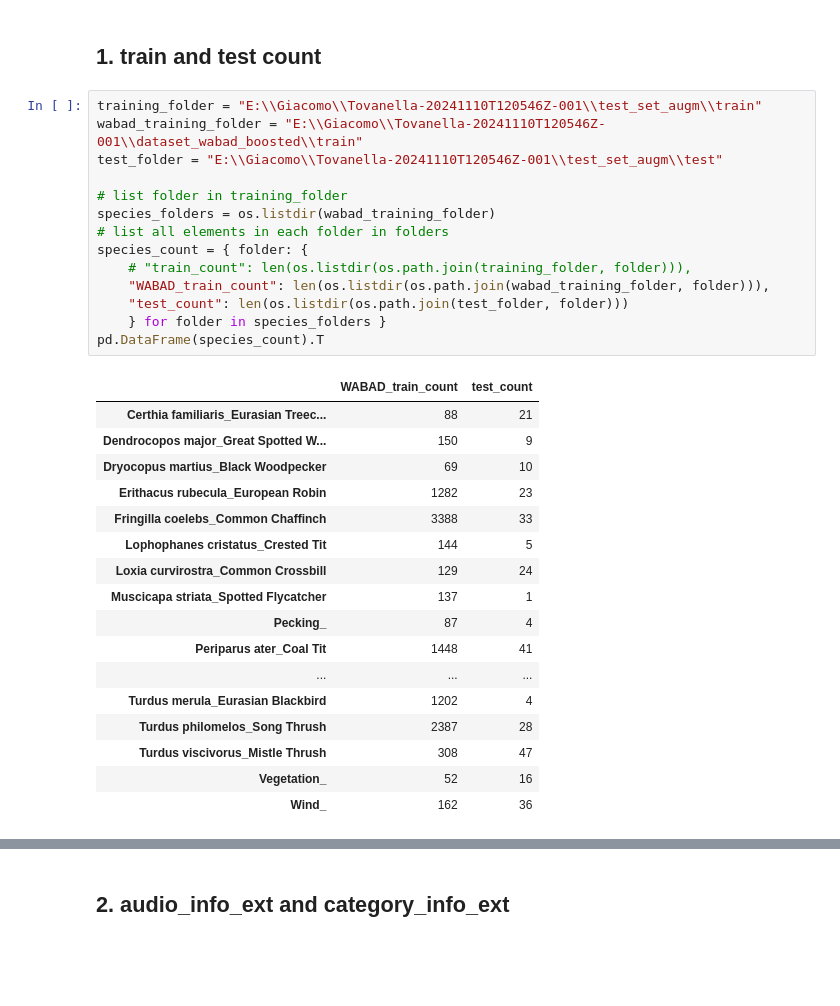
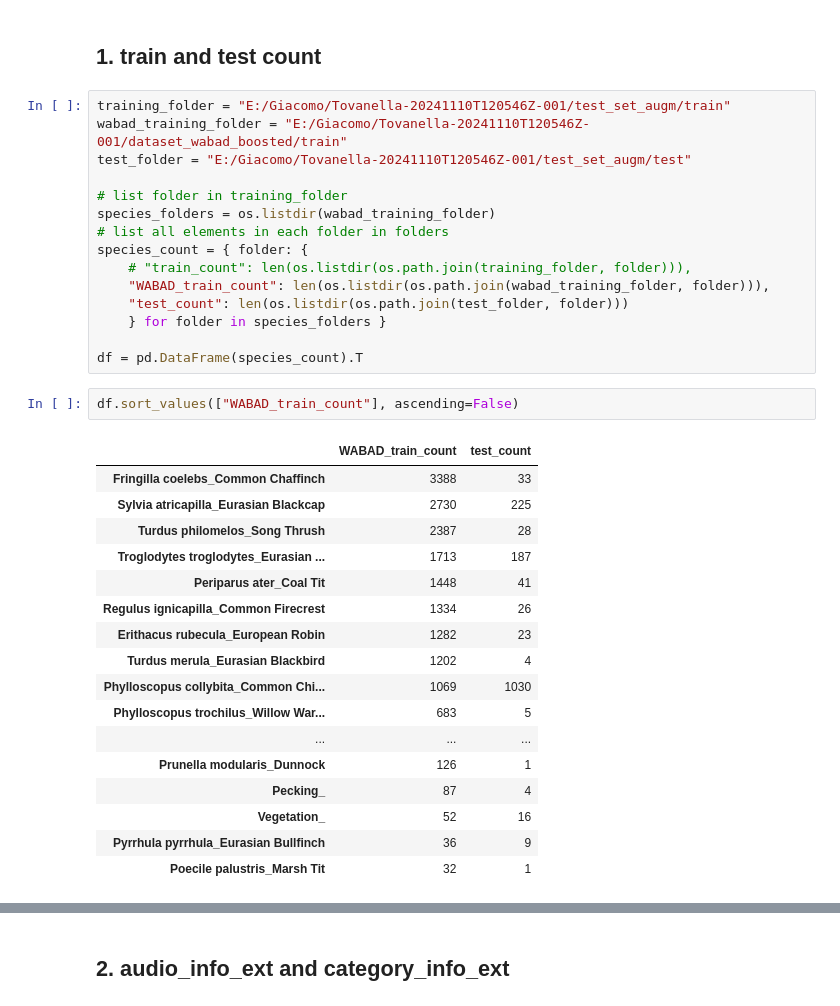
Before and after one commit to giacomoschiavo/finetuning-BirdNET, a Jupyter notebook: WABAD_analysis.ipynb, the cells around one changed output, grey strips where cells are left out. Drawn from its saved outputs; the diff is of its cells as text; blank space fills up the shorter version.

```diff
--- a/WABAD_analysis.ipynb
+++ b/WABAD_analysis.ipynb
@@ -96,9 +96,9 @@ dtype: int64
 # %% [markdown]
 ## 1. train and test count
 # %%
-training_folder = "E:\\Giacomo\\Tovanella-20241110T120546Z-001\\test_set_augm\\train"
-wabad_training_folder = "E:\\Giacomo\\Tovanella-20241110T120546Z-001\\dataset_wabad_boosted\\train"
-test_folder = "E:\\Giacomo\\Tovanella-20241110T120546Z-001\\test_set_augm\\test"
+training_folder = "E:/Giacomo/Tovanella-20241110T120546Z-001/test_set_augm/train"
+wabad_training_folder = "E:/Giacomo/Tovanella-20241110T120546Z-001/dataset_wabad_boosted/train"
+test_folder = "E:/Giacomo/Tovanella-20241110T120546Z-001/test_set_augm/test"
 
 # list folder in training_folder
 species_folders = os.listdir(wabad_training_folder)
@@ -108,22 +108,25 @@ species_count = { folder: {
     "WABAD_train_count": len(os.listdir(os.path.join(wabad_training_folder, folder))),
     "test_count": len(os.listdir(os.path.join(test_folder, folder)))
     } for folder in species_folders }
-pd.DataFrame(species_count).T
+
+df = pd.DataFrame(species_count).T
-# %% [output]
-|  | WABAD_train_count | test_count |
-| Certhia familiaris_Eurasian Treec... | 88 | 21 |
-| Dendrocopos major_Great Spotted W... | 150 | 9 |
-| Dryocopus martius_Black Woodpecker | 69 | 10 |
-| Erithacus rubecula_European Robin | 1282 | 23 |
-| Fringilla coelebs_Common Chaffinch | 3388 | 33 |
-| Lophophanes cristatus_Crested Tit | 144 | 5 |
-| Loxia curvirostra_Common Crossbill | 129 | 24 |
-| Muscicapa striata_Spotted Flycatcher | 137 | 1 |
-| Pecking_ | 87 | 4 |
-| Periparus ater_Coal Tit | 1448 | 41 |
-| ... | ... | ... |
-| Turdus merula_Eurasian Blackbird | 1202 | 4 |
-| Turdus philomelos_Song Thrush | 2387 | 28 |
-| Turdus viscivorus_Mistle Thrush | 308 | 47 |
-| Vegetation_ | 52 | 16 |
-| Wind_ | 162 | 36 |
+# %%
+df.sort_values(["WABAD_train_count"], ascending=False)
+# %% [output]
+|  | WABAD_train_count | test_count |
+| Fringilla coelebs_Common Chaffinch | 3388 | 33 |
+| Sylvia atricapilla_Eurasian Blackcap | 2730 | 225 |
+| Turdus philomelos_Song Thrush | 2387 | 28 |
+| Troglodytes troglodytes_Eurasian ... | 1713 | 187 |
+| Periparus ater_Coal Tit | 1448 | 41 |
+| Regulus ignicapilla_Common Firecrest | 1334 | 26 |
+| Erithacus rubecula_European Robin | 1282 | 23 |
+| Turdus merula_Eurasian Blackbird | 1202 | 4 |
+| Phylloscopus collybita_Common Chi... | 1069 | 1030 |
+| Phylloscopus trochilus_Willow War... | 683 | 5 |
+| ... | ... | ... |
+| Prunella modularis_Dunnock | 126 | 1 |
+| Pecking_ | 87 | 4 |
+| Vegetation_ | 52 | 16 |
+| Pyrrhula pyrrhula_Eurasian Bullfinch | 36 | 9 |
+| Poecile palustris_Marsh Tit | 32 | 1 |
```
Also changed, not shown: parts of 2 cells of this notebook, 5 other files.
